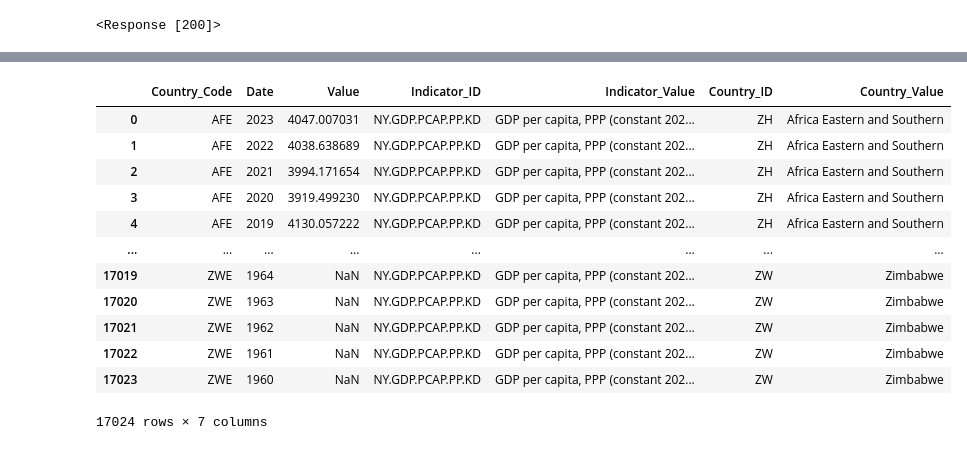
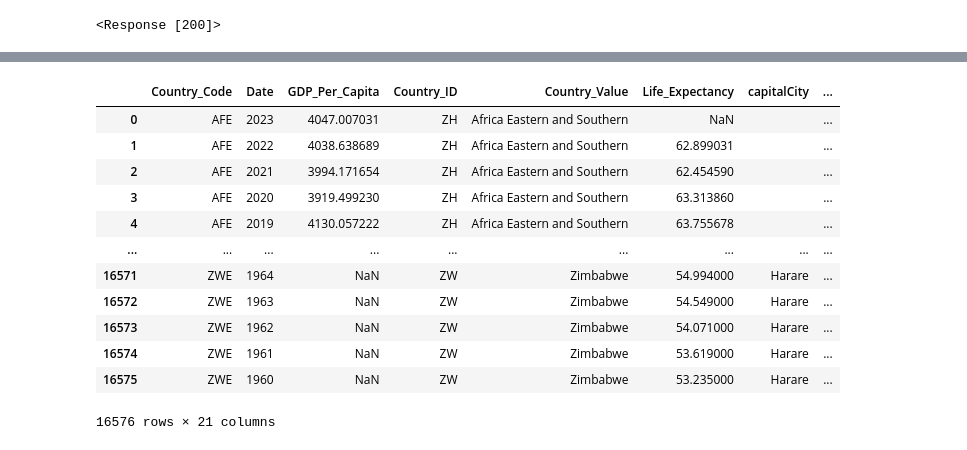
Before and after one commit to nss-data-science-cohort-8/api-exercise-Jorgen85Lex, a Jupyter notebook: notebooks/UNData_API.ipynb, the cells around one changed output, grey strips where cells are left out. Drawn from its saved outputs; the diff is of its cells as text; code cells hidden in the pictures.

```diff
--- a/notebooks/UNData_API.ipynb
+++ b/notebooks/UNData_API.ipynb
@@ -128,4 +125,4 @@ life_expectancy_df
 # %%
-merged_GDP_le = pd.merge(GDP_df, life_expectancy_df, how="inner")
-merged_GDP_le
+merged_GDP_le = pd.merge(GDP_df, life_expectancy_df, how="inner", on = ["Country_Code", "Date", "Country_ID", "Country_Value"])
+merged_GDP_le.head()
 # %% [output]
@@ -149,7 +139,7 @@ params_country = {
 'per_page': 300
 }
 
-response_country = requests.get(endpoint,params = params)
+response_country = requests.get(endpoint_country, params = params_country)
 response_country
 # %% [output]
 <Response [200]>
@@ -173,9 +156,7 @@ country_df
 # %%
 country_df = country_df.rename(columns=
-              {'countryiso3code' : 'Country_Code',
-               'indicator.id' : 'Indicator_ID',
-               'indicator.value' : 'Indicator_Value',
-               'country.id' : 'Country_ID',
-               'country.value' : 'Country_Value',
-               'date' : 'Date',
-               'value' : 'Value'})
+              {'name': 'Country_Value',
+               'id': 'Country_Code',
+              'iso2Code': 'Country_ID'}
+)
+country_df
@@ -182,3 +176,0 @@ country_df = country_df.rename(columns=
-# %%
-country_df = country_df.drop(['unit', 'obs_status', 'decimal'], axis=1)
-country_df
@@ -199,17 +177,17 @@ country_df
 # %%
-merged_GDP_le_country = pd.merge(merged_GDP_le, country_df, how="inner")
+merged_GDP_le_country = pd.merge(merged_GDP_le, country_df, how="inner", on= ["Country_Code", "Country_ID", "Country_Value"])
 merged_GDP_le_country
 # %% [output]
-|  | Country_Code | Date | Value | Indicator_ID | Indicator_Value | Country_ID | Country_Value |
-| 0 | AFE | 2023 | 4047.007031 | NY.GDP.PCAP.PP.KD | GDP per capita, PPP (constant 202... | ZH | Africa Eastern and Southern |
-| 1 | AFE | 2022 | 4038.638689 | NY.GDP.PCAP.PP.KD | GDP per capita, PPP (constant 202... | ZH | Africa Eastern and Southern |
-| 2 | AFE | 2021 | 3994.171654 | NY.GDP.PCAP.PP.KD | GDP per capita, PPP (constant 202... | ZH | Africa Eastern and Southern |
-| 3 | AFE | 2020 | 3919.499230 | NY.GDP.PCAP.PP.KD | GDP per capita, PPP (constant 202... | ZH | Africa Eastern and Southern |
-| 4 | AFE | 2019 | 4130.057222 | NY.GDP.PCAP.PP.KD | GDP per capita, PPP (constant 202... | ZH | Africa Eastern and Southern |
-| ... | ... | ... | ... | ... | ... | ... | ... |
-| 17019 | ZWE | 1964 | NaN | NY.GDP.PCAP.PP.KD | GDP per capita, PPP (constant 202... | ZW | Zimbabwe |
-| 17020 | ZWE | 1963 | NaN | NY.GDP.PCAP.PP.KD | GDP per capita, PPP (constant 202... | ZW | Zimbabwe |
-| 17021 | ZWE | 1962 | NaN | NY.GDP.PCAP.PP.KD | GDP per capita, PPP (constant 202... | ZW | Zimbabwe |
-| 17022 | ZWE | 1961 | NaN | NY.GDP.PCAP.PP.KD | GDP per capita, PPP (constant 202... | ZW | Zimbabwe |
-| 17023 | ZWE | 1960 | NaN | NY.GDP.PCAP.PP.KD | GDP per capita, PPP (constant 202... | ZW | Zimbabwe |
+|  | Country_Code | Date | GDP_Per_Capita | Country_ID | Country_Value | Life_Expectancy | capitalCity | ... |
+| 0 | AFE | 2023 | 4047.007031 | ZH | Africa Eastern and Southern | NaN |  | ... |
+| 1 | AFE | 2022 | 4038.638689 | ZH | Africa Eastern and Southern | 62.899031 |  | ... |
+| 2 | AFE | 2021 | 3994.171654 | ZH | Africa Eastern and Southern | 62.454590 |  | ... |
+| 3 | AFE | 2020 | 3919.499230 | ZH | Africa Eastern and Southern | 63.313860 |  | ... |
+| 4 | AFE | 2019 | 4130.057222 | ZH | Africa Eastern and Southern | 63.755678 |  | ... |
+| ... | ... | ... | ... | ... | ... | ... | ... | ... |
+| 16571 | ZWE | 1964 | NaN | ZW | Zimbabwe | 54.994000 | Harare | ... |
+| 16572 | ZWE | 1963 | NaN | ZW | Zimbabwe | 54.549000 | Harare | ... |
+| 16573 | ZWE | 1962 | NaN | ZW | Zimbabwe | 54.071000 | Harare | ... |
+| 16574 | ZWE | 1961 | NaN | ZW | Zimbabwe | 53.619000 | Harare | ... |
+| 16575 | ZWE | 1960 | NaN | ZW | Zimbabwe | 53.235000 | Harare | ... |
-17024 rows × 7 columns
+16576 rows × 21 columns
```
Also changed, not shown: parts of 15 cells of this notebook.
